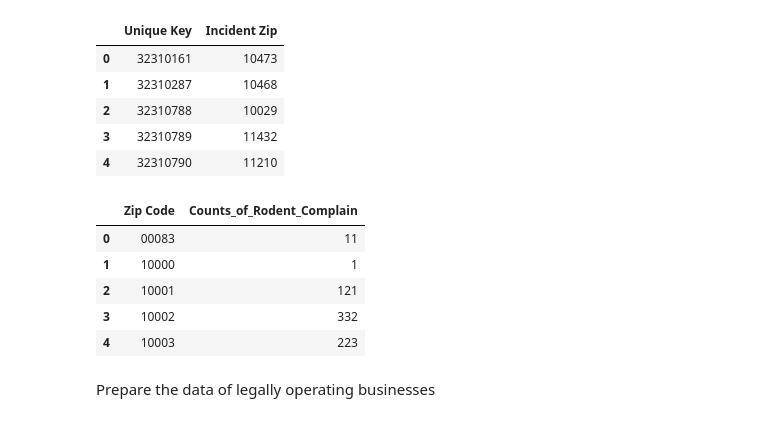
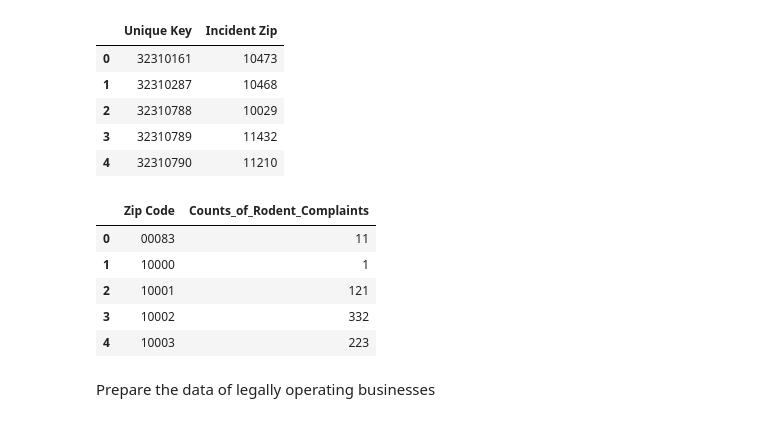
Before and after one commit to lingyielia/Civic, a Jupyter notebook: ProblemSet1/ProblemSet1.ipynb, the cells around one changed output. Cells and saved outputs as stored; diff of their text form; code cells hidden in the pictures.

```diff
--- a/ProblemSet1/ProblemSet1.ipynb
+++ b/ProblemSet1/ProblemSet1.ipynb
@@ -51,10 +52,10 @@ df.head()
 # %%
 rodentCount = df.groupby(df['Incident Zip'], as_index=False).count()
 rodentCount.rename(columns = { 'Incident Zip': 'Zip Code',
-                'Unique Key': 'Counts_of_Rodent_Complain'}, inplace=True)
+                'Unique Key': 'Counts_of_Rodent_Complaints'}, inplace=True)
 rodentCount.head()
 # %% [output]
-|  | Zip Code | Counts_of_Rodent_Complain |
+|  | Zip Code | Counts_of_Rodent_Complaints |
 | 0 | 00083 | 11 |
 | 1 | 10000 | 1 |
 | 2 | 10001 | 121 |
```
Also changed, not shown: parts of 27 cells of this notebook.
